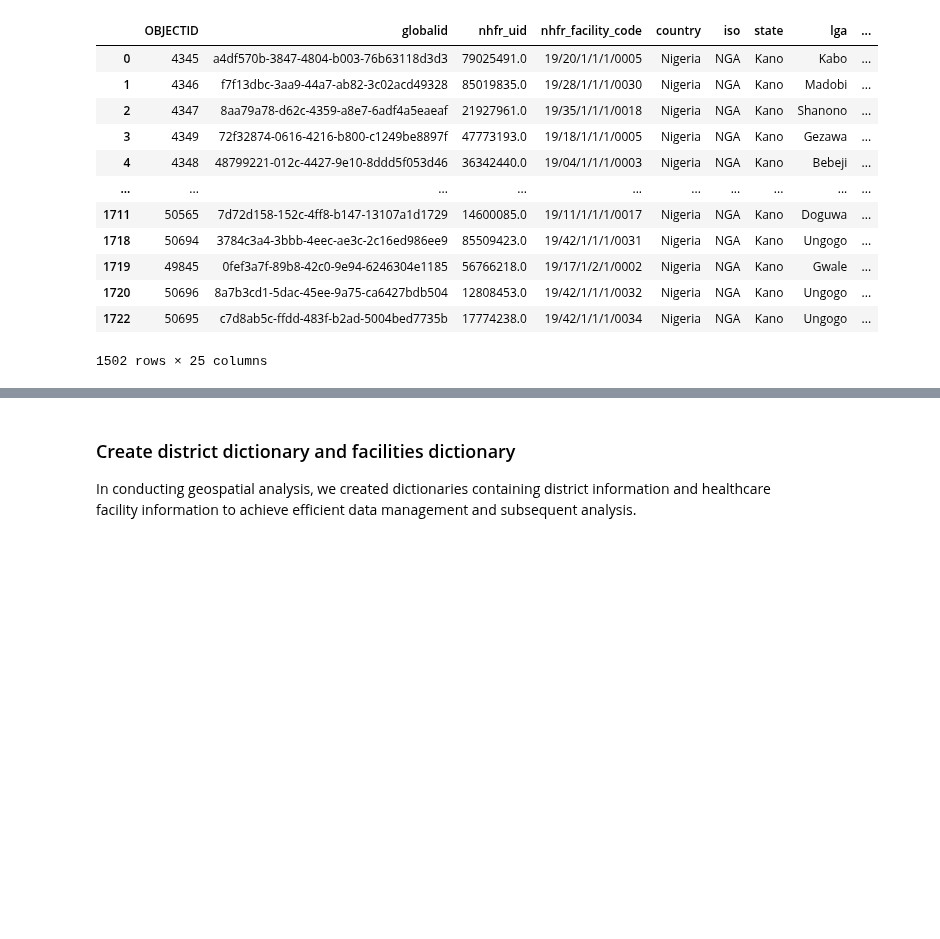
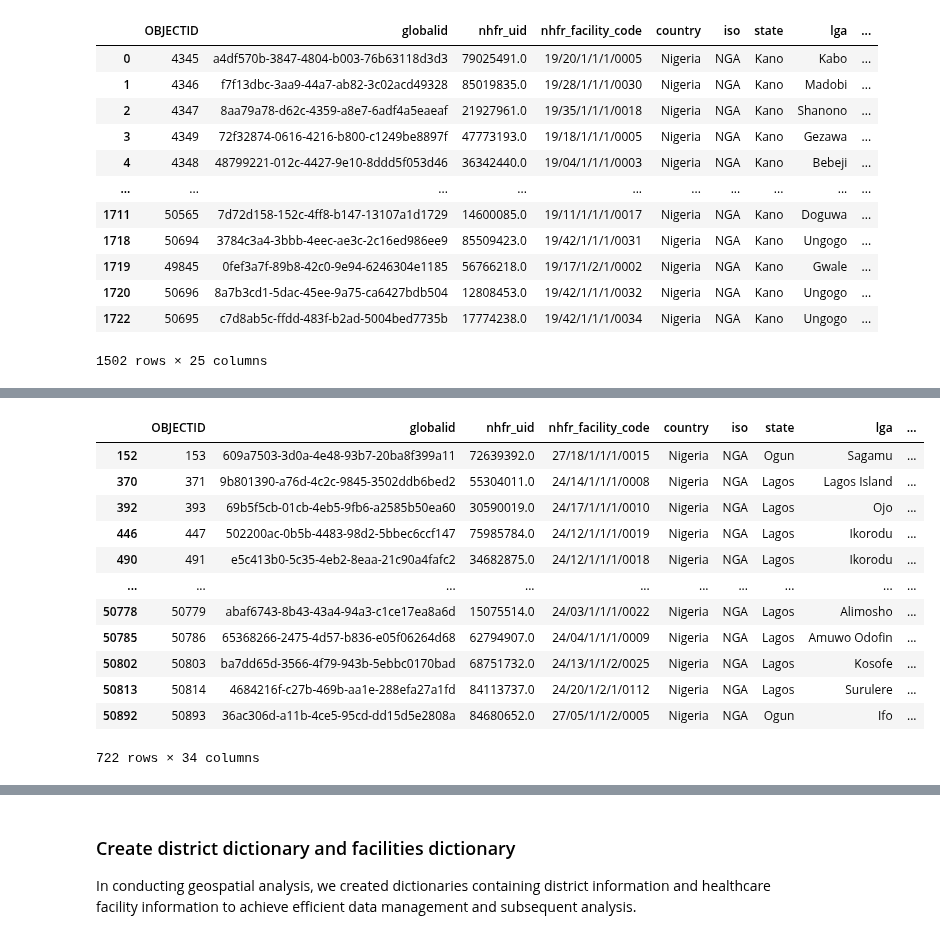
Before and after one commit to urbanbigdatacentre/ideamaps-models, a Jupyter notebook: models/barriers-to-healthcare-access/scripts/Health_Care_Access_Kano_V2.ipynb, the cells around one changed output, grey strips where cells are left out. Cells and saved outputs as stored; diff of their text form; code cells hidden in the pictures; blank space fills up the shorter version.

```diff
--- a/models/barriers-to-healthcare-access/scripts/Health_Care_Access_Kano_V2.ipynb
+++ b/models/barriers-to-healthcare-access/scripts/Health_Care_Access_Kano_V2.ipynb
@@ -187,3 +243,22 @@ facilities
+# %%
+facilities = healthcare_facilities[
+    healthcare_facilities['ownership'].isin(['Public'])]
+
+facilities
+# %% [output]
+|  | OBJECTID | globalid | nhfr_uid | nhfr_facility_code | country | iso | state | lga | ... |
+| 152 | 153 | 609a7503-3d0a-4e48-93b7-20ba8f399a11 | 72639392.0 | 27/18/1/1/1/0015 | Nigeria | NGA | Ogun | Sagamu | ... |
+| 370 | 371 | 9b801390-a76d-4c2c-9845-3502ddb6bed2 | 55304011.0 | 24/14/1/1/1/0008 | Nigeria | NGA | Lagos | Lagos Island | ... |
+| 392 | 393 | 69b5f5cb-01cb-4eb5-9fb6-a2585b50ea60 | 30590019.0 | 24/17/1/1/1/0010 | Nigeria | NGA | Lagos | Ojo | ... |
+| 446 | 447 | 502200ac-0b5b-4483-98d2-5bbec6ccf147 | 75985784.0 | 24/12/1/1/1/0019 | Nigeria | NGA | Lagos | Ikorodu | ... |
+| 490 | 491 | e5c413b0-5c35-4eb2-8eaa-21c90a4fafc2 | 34682875.0 | 24/12/1/1/1/0018 | Nigeria | NGA | Lagos | Ikorodu | ... |
+| ... | ... | ... | ... | ... | ... | ... | ... | ... | ... |
+| 50778 | 50779 | abaf6743-8b43-43a4-94a3-c1ce17ea8a6d | 15075514.0 | 24/03/1/1/1/0022 | Nigeria | NGA | Lagos | Alimosho | ... |
+| 50785 | 50786 | 65368266-2475-4d57-b836-e05f06264d68 | 62794907.0 | 24/04/1/1/1/0009 | Nigeria | NGA | Lagos | Amuwo Odofin | ... |
+| 50802 | 50803 | ba7dd65d-3566-4f79-943b-5ebbc0170bad | 68751732.0 | 24/13/1/1/2/0025 | Nigeria | NGA | Lagos | Kosofe | ... |
+| 50813 | 50814 | 4684216f-c27b-469b-aa1e-288efa27a1fd | 84113737.0 | 24/20/1/2/1/0112 | Nigeria | NGA | Lagos | Surulere | ... |
+| 50892 | 50893 | 36ac306d-a11b-4ce5-95cd-dd15d5e2808a | 84680652.0 | 27/05/1/1/2/0005 | Nigeria | NGA | Ogun | Ifo | ... |
+722 rows × 34 columns
 # %%
 facilities = facilities.reset_index(drop=True)
 facilities['hcf_id'] = facilities.index + 1
```
Also changed, not shown: parts of 8 cells of this notebook, 2 other files.
